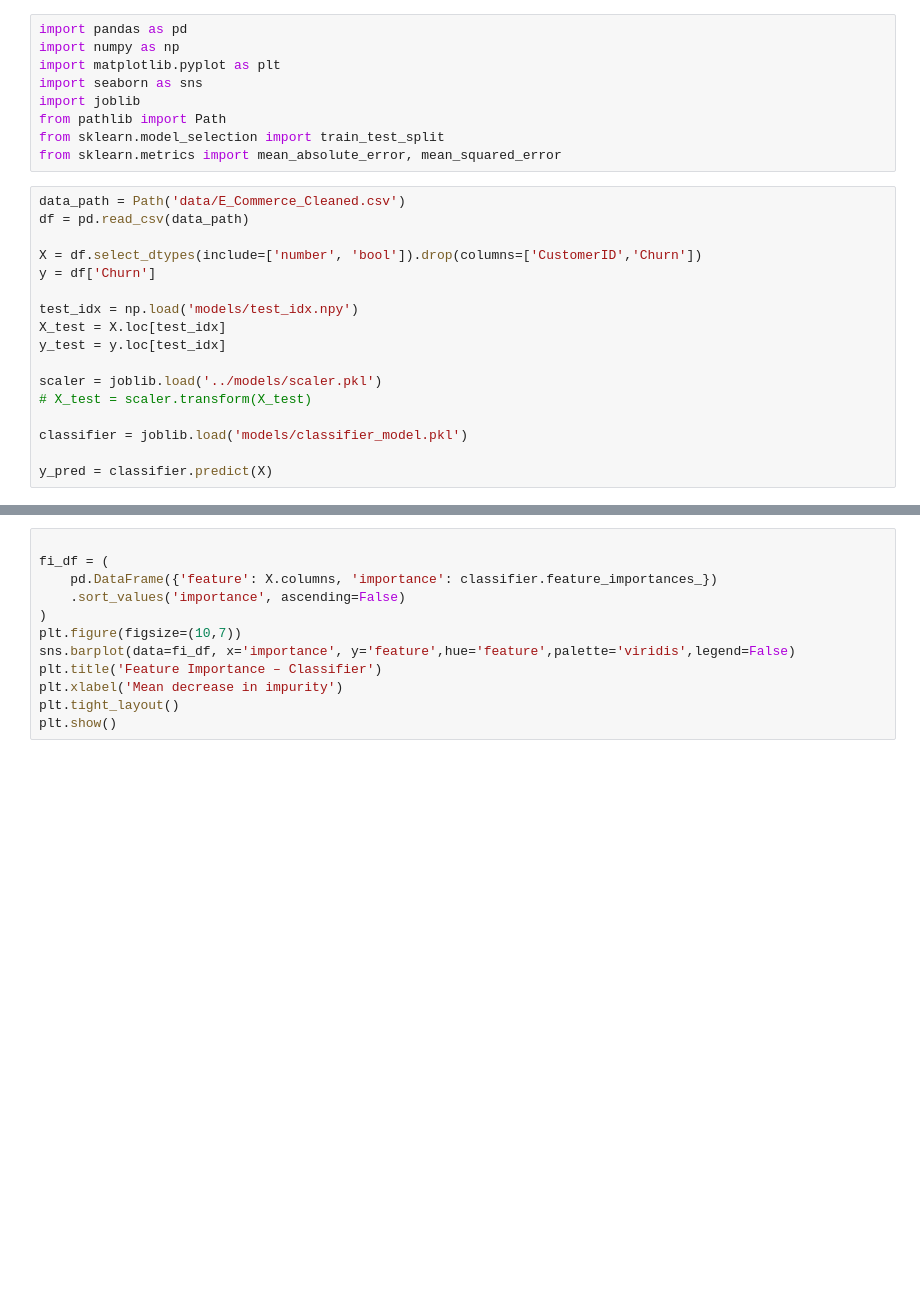
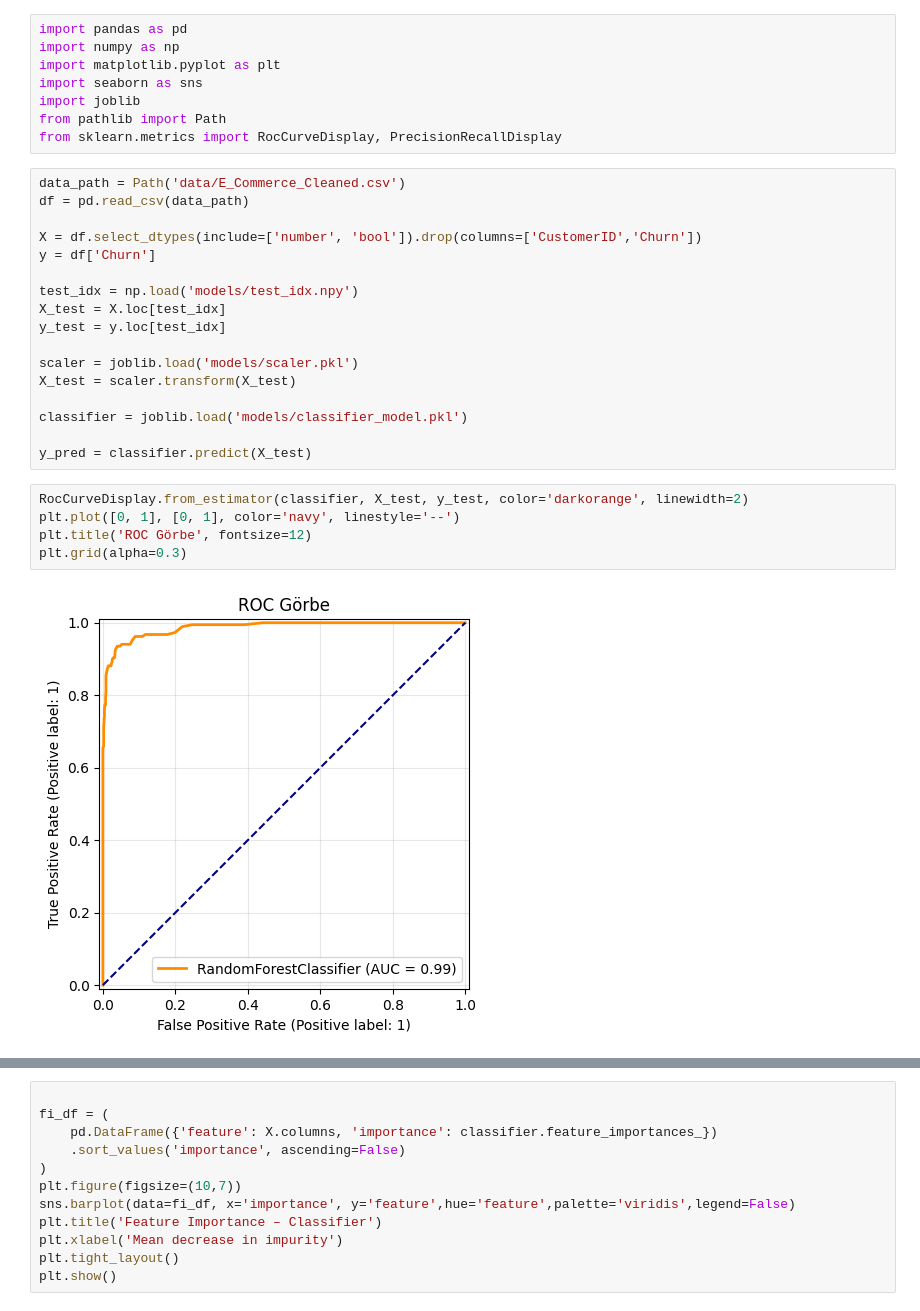
Before and after one commit to Handras18/Churn-prediction, a Jupyter notebook: 04_evaluation.ipynb, the cells around one changed output, grey strips where cells are left out. Cells and saved outputs as stored; diff of their text form; blank space fills up the shorter version.

```diff
--- a/04_evaluation.ipynb
+++ b/04_evaluation.ipynb
@@ -5,8 +5,7 @@ import matplotlib.pyplot as plt
 import seaborn as sns
 import joblib
 from pathlib import Path
-from sklearn.model_selection import train_test_split
-from sklearn.metrics import mean_absolute_error, mean_squared_error
+from sklearn.metrics import RocCurveDisplay, PrecisionRecallDisplay
 # %%
 data_path = Path('data/E_Commerce_Cleaned.csv')
 df = pd.read_csv(data_path)
@@ -18,9 +17,16 @@ test_idx = np.load('models/test_idx.npy')
 X_test = X.loc[test_idx]
 y_test = y.loc[test_idx]
 
-scaler = joblib.load('../models/scaler.pkl')
-# X_test = scaler.transform(X_test)
+scaler = joblib.load('models/scaler.pkl')
+X_test = scaler.transform(X_test)
 
 classifier = joblib.load('models/classifier_model.pkl')
 
-y_pred = classifier.predict(X)
+y_pred = classifier.predict(X_test)
+# %%
+RocCurveDisplay.from_estimator(classifier, X_test, y_test, color='darkorange', linewidth=2)
+plt.plot([0, 1], [0, 1], color='navy', linestyle='--')
+plt.title('ROC Görbe', fontsize=12)
+plt.grid(alpha=0.3)
+# %% [output]
+[figure, added]
```
Also changed, not shown: parts of 6 cells of this notebook, 6 other files.
